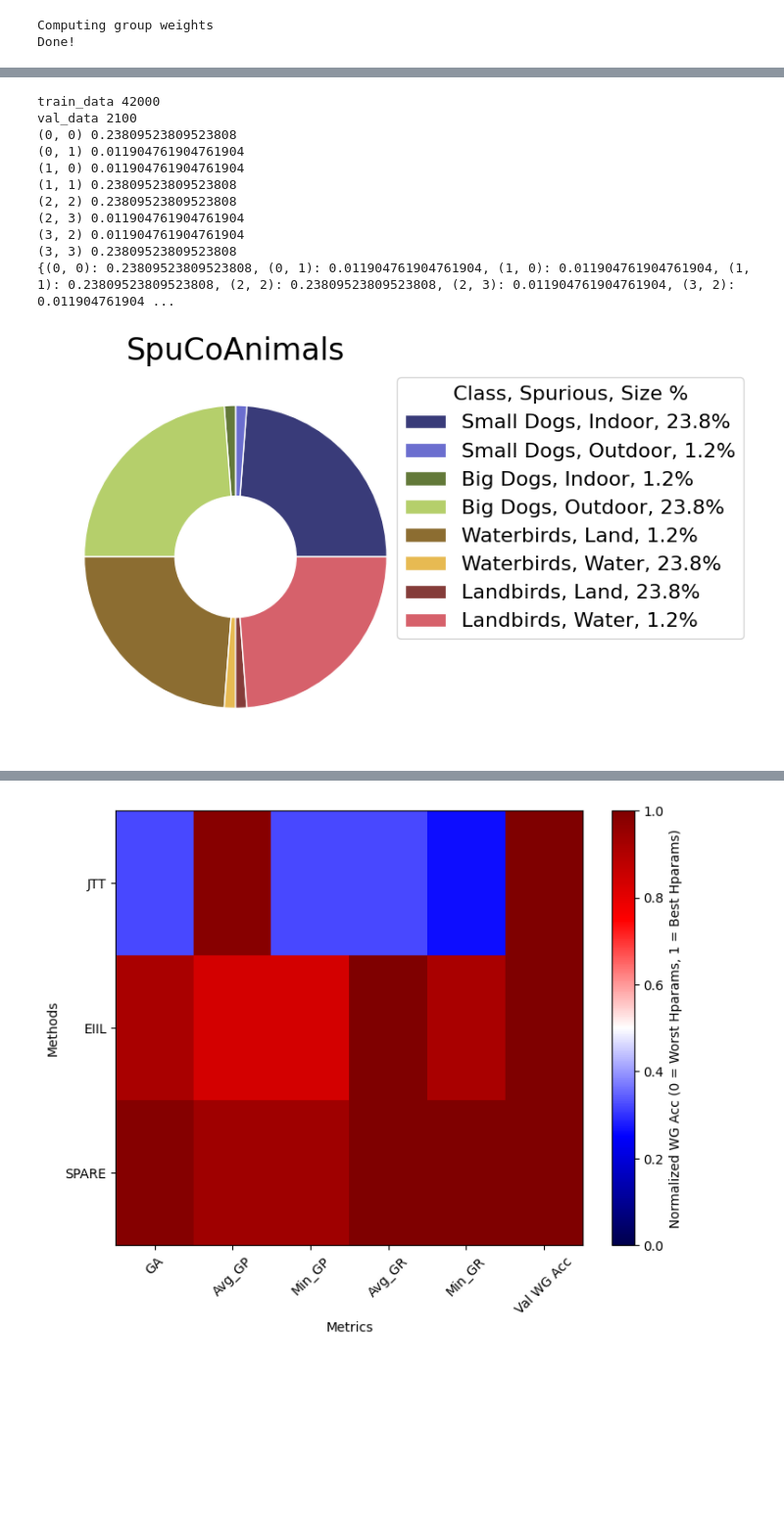
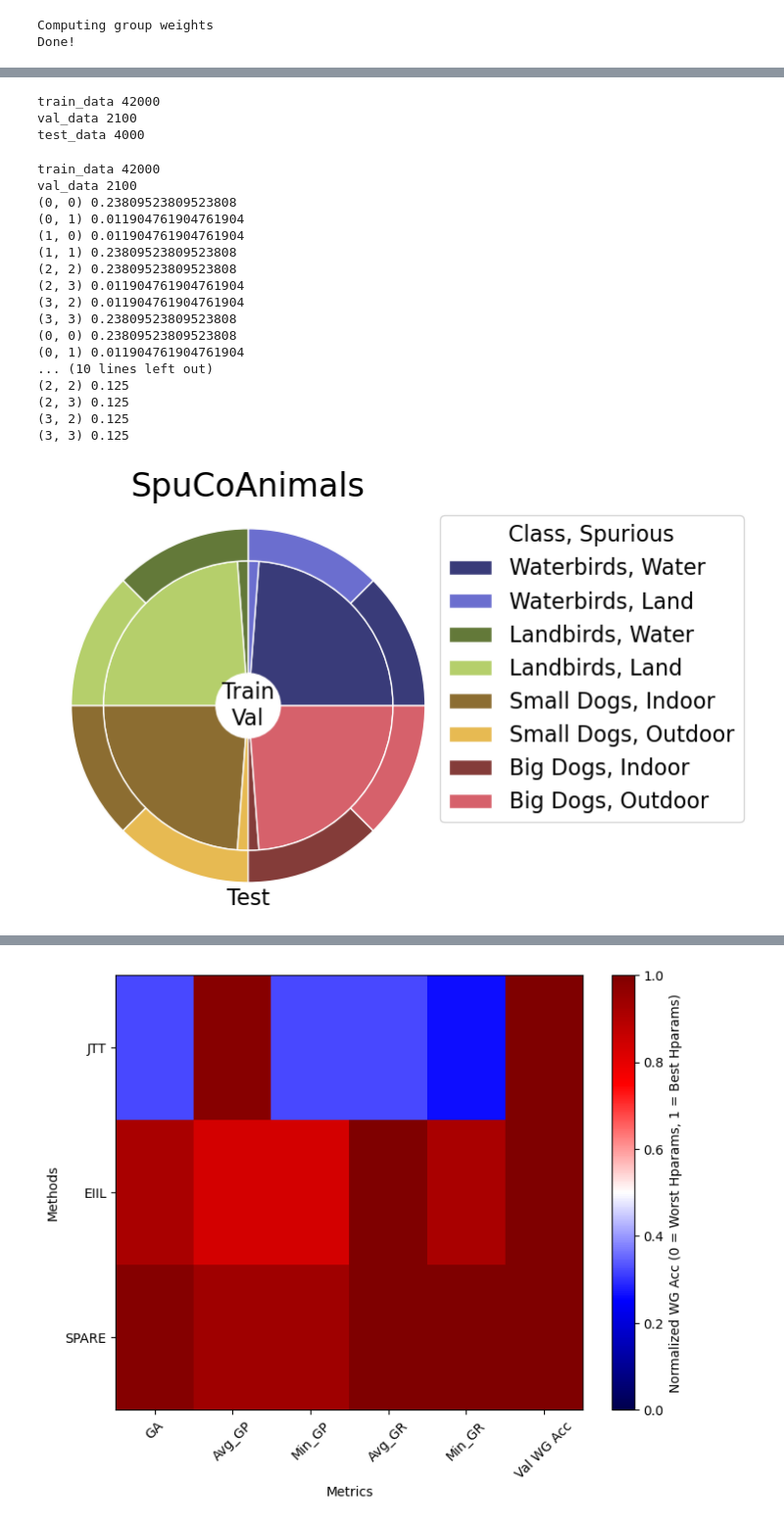
Before and after one commit to YuYang0901/spuco_plots, a Jupyter notebook: plots.ipynb, the cells around one changed output, grey strips where cells are left out. Shown at 98% size. Drawn from its saved outputs; the diff is of its cells as text; code cells hidden in the pictures; blank space fills up the shorter version.

```diff
--- a/plots.ipynb
+++ b/plots.ipynb
@@ -203,0 +257,19 @@ val_data 999
+# %%
+print("train_data", len(trainset))
+print("val_data", len(valset))
+print("test_data", len(testset))
+
+sizes = {}
+for key in sorted(trainset.group_partition.keys()):
+    sizes[key] = len(trainset.group_partition[key])
+    print(key, sizes[key])
+
+val_sizes = {}
+for key in sorted(valset.group_partition.keys()):
+    val_sizes[key] = len(valset.group_partition[key])
+    print(key, val_sizes[key])
+
+test_sizes = {}
+for key in sorted(testset.group_partition.keys()):
+    test_sizes[key] = len(testset.group_partition[key])
+    print(key, test_sizes[key])
@@ -257,55 +354,88 @@ testset = SpuCoAnimals(
     transform=transform,
 )
 testset.initialize()
+
+print("train_data", len(trainset))
+print("val_data", len(valset))
+print("test_data", len(testset))
+# %% [output]
+train_data 42000
+val_data 2100
+test_data 4000
 # %%
-print("train_data", len(trainset))
-print("val_data", len(valset))
+
 
 sizes = {}
 for key in sorted(trainset.group_partition.keys()):
     sizes[key] = len(trainset.group_partition[key]) / len(trainset)
     print(key, sizes[key])
-print(sizes)
+
+val_sizes = {}
+for key in sorted(valset.group_partition.keys()):
+    val_sizes[key] = len(valset.group_partition[key]) / len(valset)
+    print(key, val_sizes[key])
+
+test_sizes = {}
+for key in sorted(testset.group_partition.keys()):
+    test_sizes[key] = len(testset.group_partition[key]) / len(testset)
+    print(key, test_sizes[key])
+
 import matplotlib.pyplot as plt
 import numpy as np
 
 title="SpuCoAnimals"
 
 outer_sizes = [0.25, 0.25, 0.25, 0.25]
 inner_sizes = list(sizes.values())
 
 # Adjust the figure size
 #    fig, ax = plt.subplots(figsize=(4,4))
 size = 0.6
 
 cmap = plt.colormaps["tab20b"]
 outer_colors = cmap([0, 4, 8, 12])
 inner_colors = cmap([0, 2, 4, 6, 8, 10, 12, 14])
 
-# outer = plt.pie(outer_sizes, radius=1, colors=outer_colors,
-#                 wedgeprops=dict(width=size, edgecolor='w'))
-inner = plt.pie(inner_sizes, radius=1, colors=inner_colors,
-                wedgeprops=dict(width=size, edgecolor='w'))
+train_vals = list(sizes.values())
+test_vals = list(test_sizes.values())
 
-#plt.set(aspect="equal", title=title)
-# Add legends without labels on the pie chart
+fig, ax = plt.subplots()
+
+# Plot the main pie chart (Train)
+train_pie = ax.pie(train_vals, radius=0.9, colors=inner_colors,
+                   wedgeprops=dict(width=0.7, edgecolor='w'))
+
+# Plot the outer ring (Val/Test)
+val_test_pie = ax.pie(test_vals, radius=1.1, colors=inner_colors[:len(test_vals)],
+                      wedgeprops=dict(width=0.2, edgecolor='w'))
+
+# Label the regions
+ax.text(0, 0, 'Train\nVal', horizontalalignment='center', verticalalignment='center', fontsize=16)
+ax.text(0, -1.2, 'Test', horizontalalignment='center', verticalalignment='center', fontsize=16)
+
+# Titles and legend
 plt.title(title, fontsize=24)
 plt.tight_layout()
-plt.legend(handles=inner[0],
-labels=["Small Dogs, Indoor, 23.8%", "Small Dogs, Outdoor, 1.2%", "Big Dogs, Indoor, 1.2%", "Big Dogs, Outdoor, 23.8%", "Waterbirds, Land, 1.2%", "Waterbirds, Water, 23.8%", "Landbirds, Land, 23.8%", "Landbirds, Water, 1.2%"], title="Class, Spurious, Size %", bbox_to_anchor=(0.9, 1), loc='upper left', title_fontsize=16, fontsize=16)
-#legends.append(ax.legend(handles=inner[0][2:], labels=["Water", "Land"], title='Waterbirds', loc='upper left'))
+legend_labels=["Waterbirds, Water", "Waterbirds, Land", "Landbirds, Water", "Landbirds, Land", "Small Dogs, Indoor", "Small Dogs, Outdoor", "Big Dogs, Indoor", "Big Dogs, Outdoor"]
+ax.legend(handles=train_pie[0], labels=legend_labels, title='Class, Spurious', loc='upper left', bbox_to_anchor=(0.95, 1), title_fontsize=16, fontsize=16)
 
 plt.savefig(f"{title.lower()}_sizes.pdf", bbox_inches='tight')
 # %% [output]
 train_data 42000
 val_data 2100
 (0, 0) 0.23809523809523808
 (0, 1) 0.011904761904761904
 (1, 0) 0.011904761904761904
 (1, 1) 0.23809523809523808
 (2, 2) 0.23809523809523808
 (2, 3) 0.011904761904761904
 (3, 2) 0.011904761904761904
 (3, 3) 0.23809523809523808
-{(0, 0): 0.23809523809523808, (0, 1): 0.011904761904761904, (1, 0): 0.011904761904761904, (1, 1): 0.23809523809523808, (2, 2): 0.23809523809523808, (2, 3): 0.011904761904761904, (3, 2): 0.011904761904 ...
+(0, 0) 0.23809523809523808
+(0, 1) 0.011904761904761904
+... (10 lines left out)
+(2, 2) 0.125
+(2, 3) 0.125
+(3, 2) 0.125
+(3, 3) 0.125
-[figure, old version]
+[figure, new version]
```
Also changed, not shown: parts of 27 cells of this notebook.
